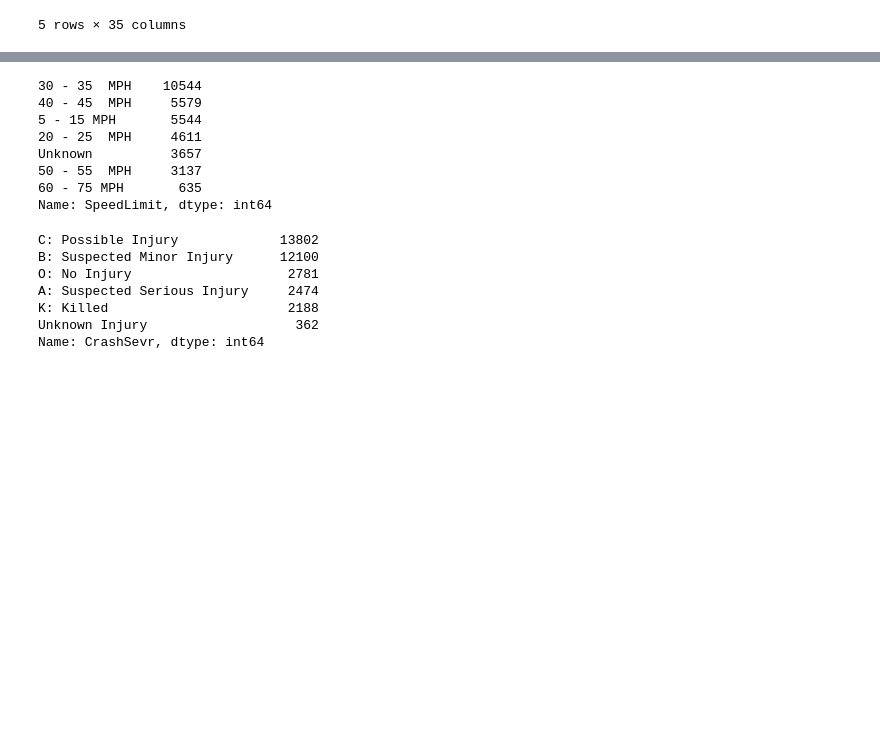
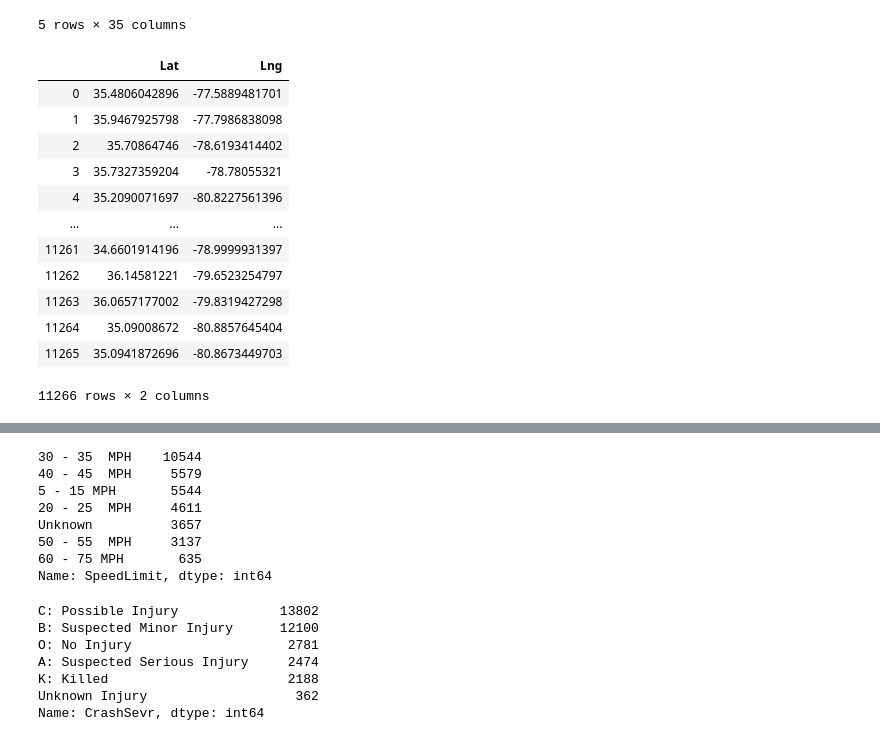
Before and after one commit to InnaG33/Safety_NC, a Jupyter notebook: safety_NC.ipynb, the cells around one changed output, grey strips where cells are left out. Saved outputs shown, nothing was run; the diff lists cells and outputs as text; code cells hidden in the pictures; blank space fills up the shorter version.

```diff
--- a/safety_NC.ipynb
+++ b/safety_NC.ipynb
@@ -257,3 +257,21 @@ bicycles_df_selcols.head()
 | 3 | 35.7327359204,-78.78055321 | Yes | 63 | 60-69 | No | C: Possible Injury | White | Male | Cary | ... |
 | 4 | 35.2090071697,-80.8227561396 | No | 14 | 11-15 | No | C: Possible Injury | Black | Male | Charlotte | ... |
 5 rows × 35 columns
+# %%
+geo_points = bicycles_df_selcols["geo_point_2d"].str.split(",", n = 1, expand = True)
+geo_points = geo_points.rename(columns={0:"Lat", 1:"Lng"})
+geo_points
+# %% [output]
+|  | Lat | Lng |
+| 0 | 35.4806042896 | -77.5889481701 |
+| 1 | 35.9467925798 | -77.7986838098 |
+| 2 | 35.70864746 | -78.6193414402 |
+| 3 | 35.7327359204 | -78.78055321 |
+| 4 | 35.2090071697 | -80.8227561396 |
+| ... | ... | ... |
+| 11261 | 34.6601914196 | -78.9999931397 |
+| 11262 | 36.14581221 | -79.6523254797 |
+| 11263 | 36.0657177002 | -79.8319427298 |
+| 11264 | 35.09008672 | -80.8857645404 |
+| 11265 | 35.0941872696 | -80.8673449703 |
+11266 rows × 2 columns
```
Also changed, not shown: parts of 26 cells of this notebook, 41 other files.
